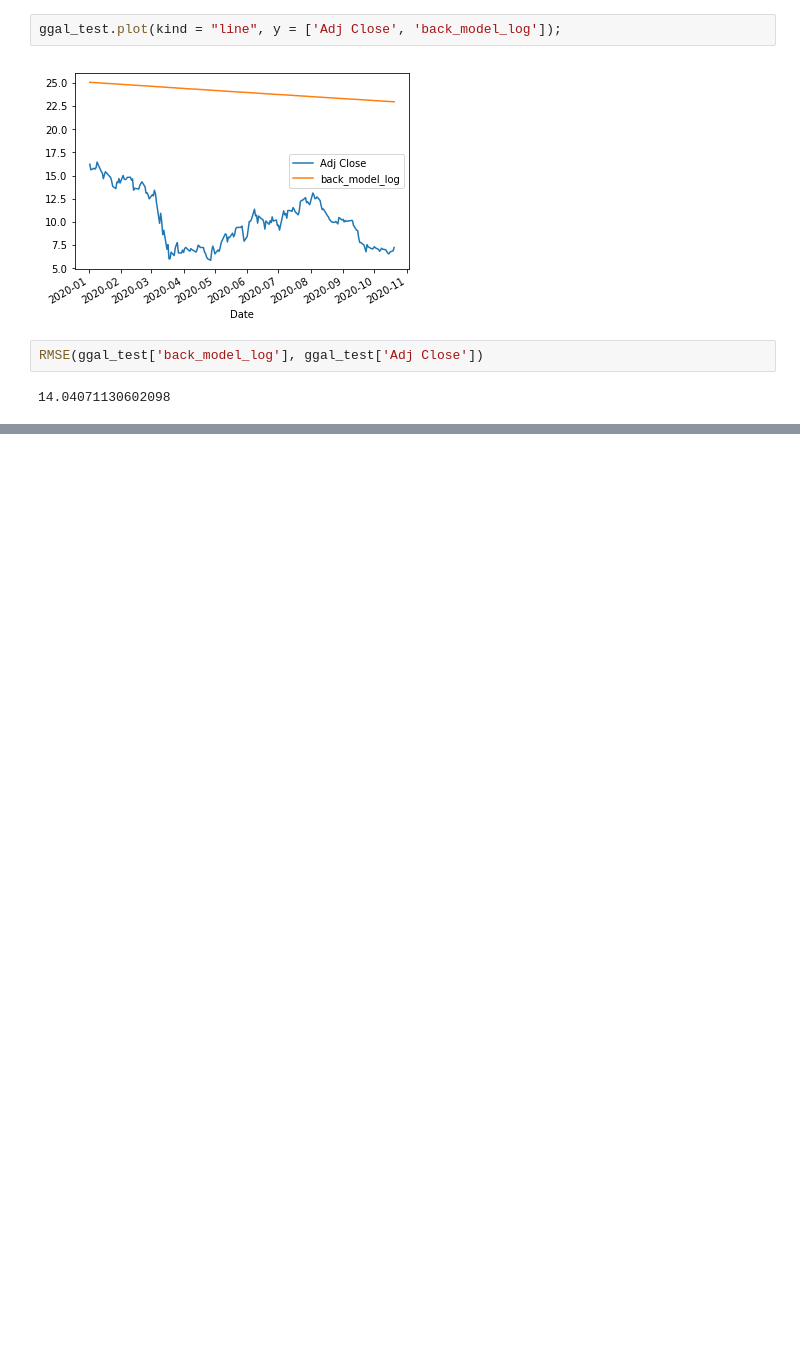
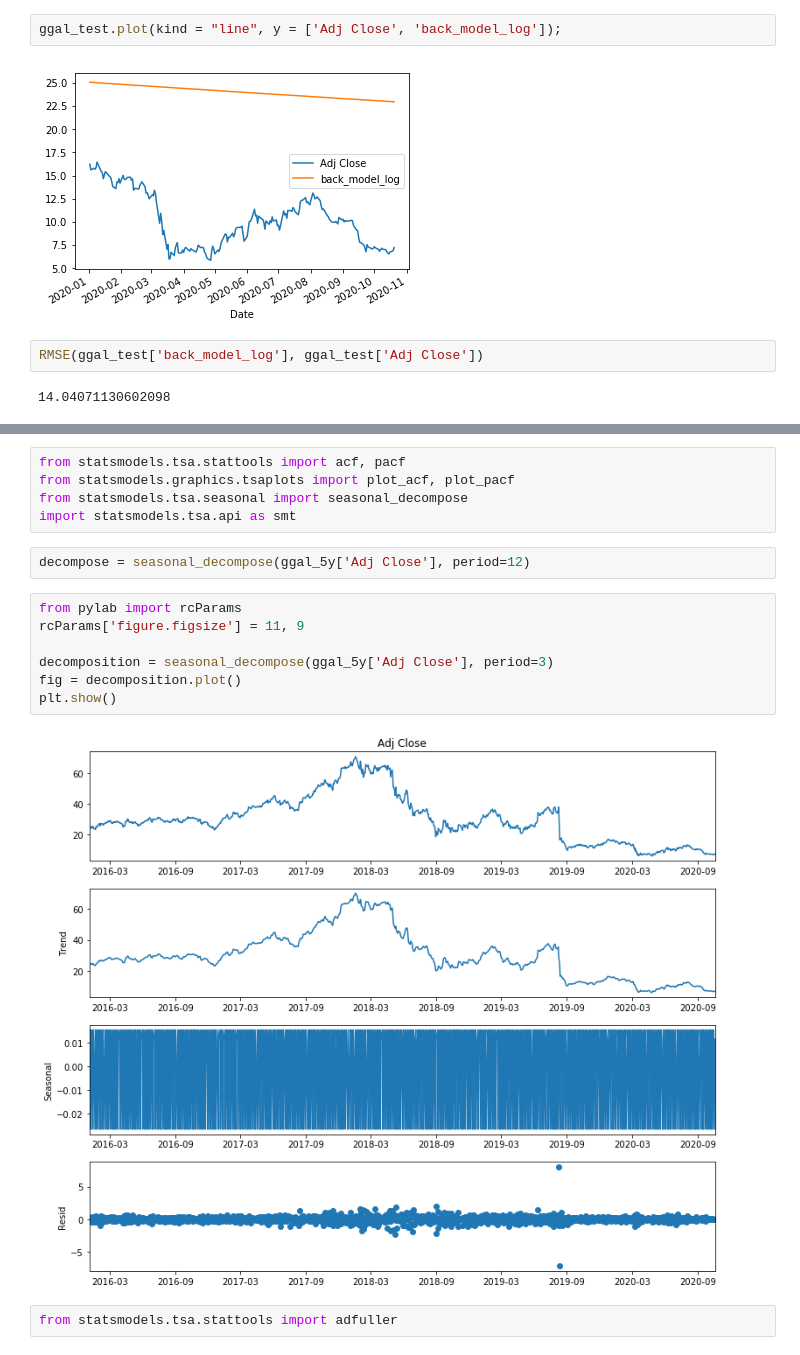
Before and after one commit to cdgn-coding/bcba-algo-trading, a Jupyter notebook: 3_Time_Series.ipynb, the cells around one changed output, grey strips where cells are left out. Saved outputs shown, nothing was run; the diff lists cells and outputs as text; blank space fills up the shorter version.

```diff
--- a/3_Time_Series.ipynb
+++ b/3_Time_Series.ipynb
@@ -217,0 +327,18 @@ RMSE(ggal_test['back_model_log'], ggal_test['Adj Close'])
+# %%
+from statsmodels.tsa.stattools import acf, pacf
+from statsmodels.graphics.tsaplots import plot_acf, plot_pacf
+from statsmodels.tsa.seasonal import seasonal_decompose
+import statsmodels.tsa.api as smt
+# %%
+decompose = seasonal_decompose(ggal_5y['Adj Close'], period=12)
+# %%
+from pylab import rcParams
+rcParams['figure.figsize'] = 11, 9
+
+decomposition = seasonal_decompose(ggal_5y['Adj Close'], period=3)
+fig = decomposition.plot()
+plt.show()
+# %% [output]
+[figure, added]
+# %%
+from statsmodels.tsa.stattools import adfuller
```
Also changed, not shown: parts of 35 cells of this notebook.
